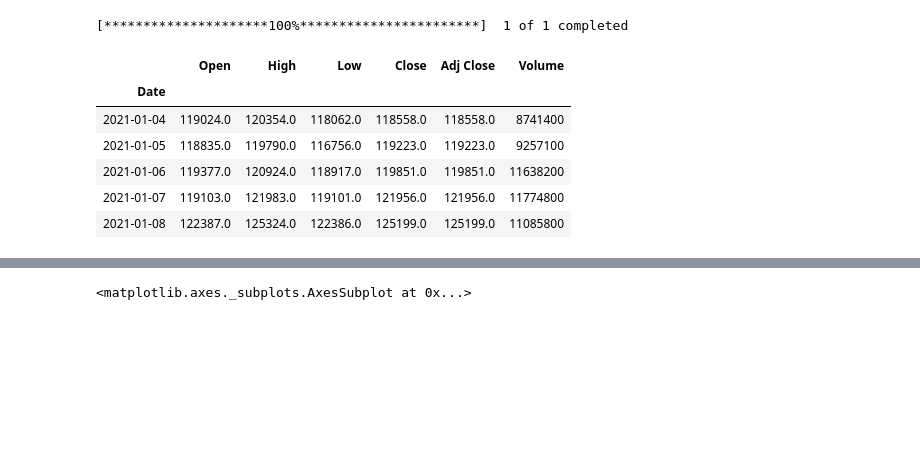
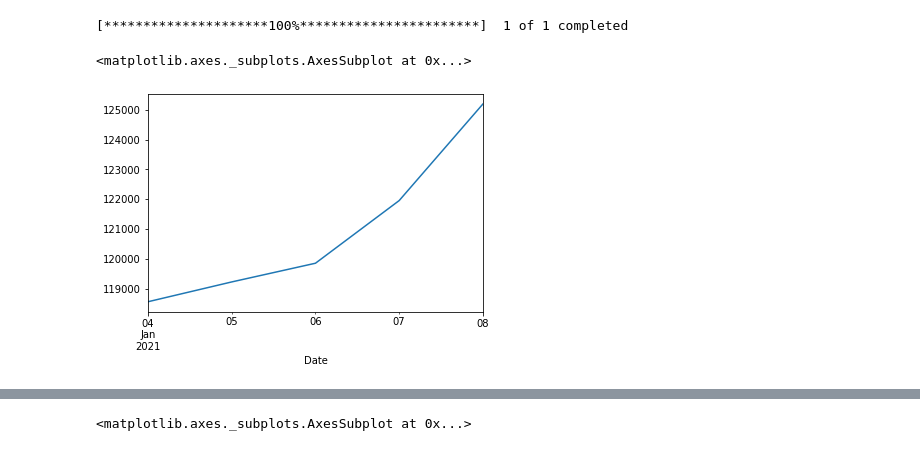
Before and after one commit to kioolz/Kioolz-World, a Jupyter notebook: IBOV.ipynb, the cells around one changed output, grey strips where cells are left out. Saved outputs shown, nothing was run; the diff lists cells and outputs as text; code cells hidden in the pictures; blank space fills up the shorter version.

```diff
--- a/IBOV.ipynb
+++ b/IBOV.ipynb
@@ -22,11 +21,8 @@ ibov = web.get_data_yahoo('^BVSP')
 # %%
 #2.1.1 - A cauda do IBOV(Os dados mais recentes)
 ibov.tail(5)
+# E aqui podemos ter acesso aos dados mais recentes do Ibov de forma gráfica, e no mesmo sentido podemos pegar qualquer intervalo de tempo maior ou menor que 5.
+ibov.tail(5)["Close"].plot()
 # %% [output]
-|  | Open | High | Low | Close | Adj Close | Volume |
-| Date |  |  |  |  |  |  |
-| 2021-01-04 | 119024.0 | 120354.0 | 118062.0 | 118558.0 | 118558.0 | 8741400 |
-| 2021-01-05 | 118835.0 | 119790.0 | 116756.0 | 119223.0 | 119223.0 | 9257100 |
-| 2021-01-06 | 119377.0 | 120924.0 | 118917.0 | 119851.0 | 119851.0 | 11638200 |
-| 2021-01-07 | 119103.0 | 121983.0 | 119101.0 | 121956.0 | 121956.0 | 11774800 |
-| 2021-01-08 | 122387.0 | 125324.0 | 122386.0 | 125199.0 | 125199.0 | 11085800 |
+<matplotlib.axes._subplots.AxesSubplot at 0x...>
+[figure, added]
```
Also changed, not shown: parts of 39 cells of this notebook.
